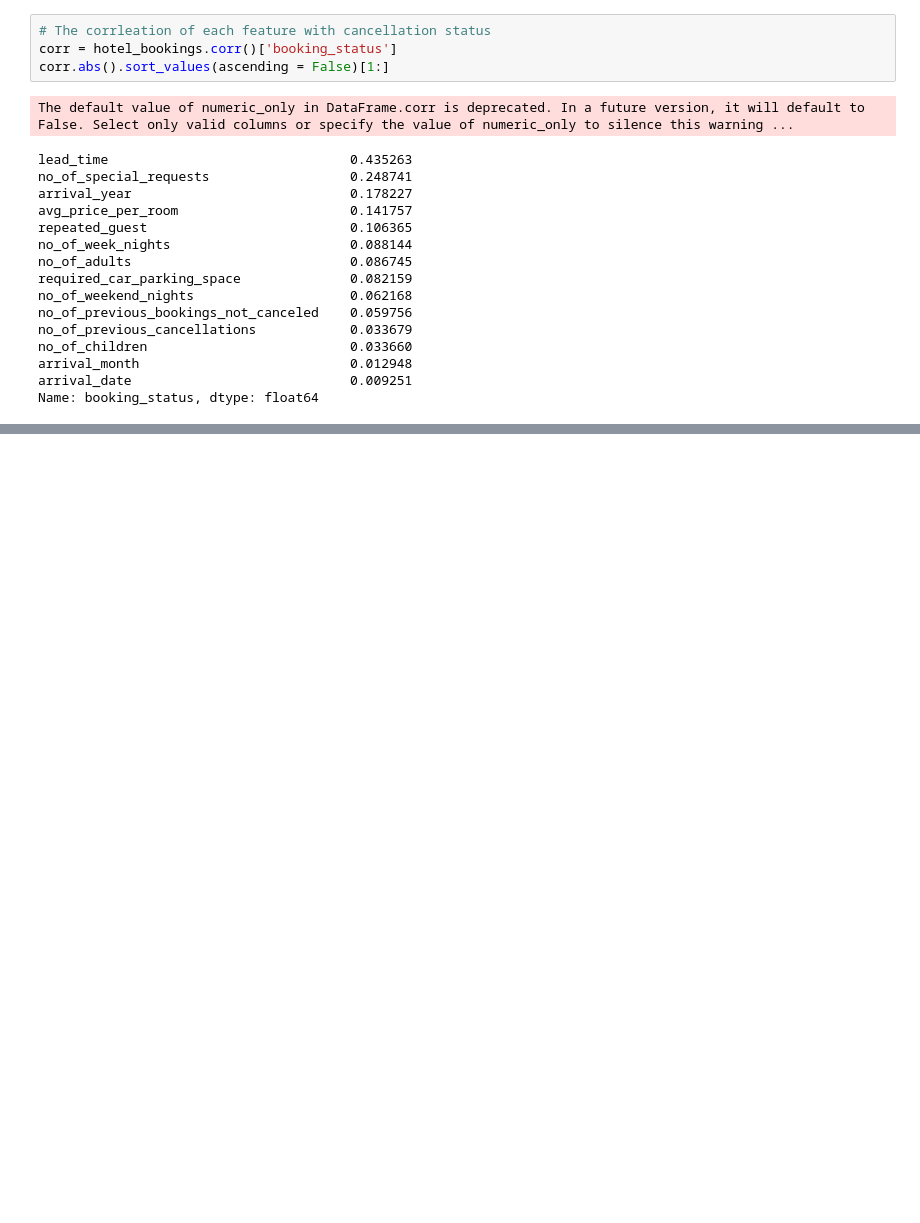
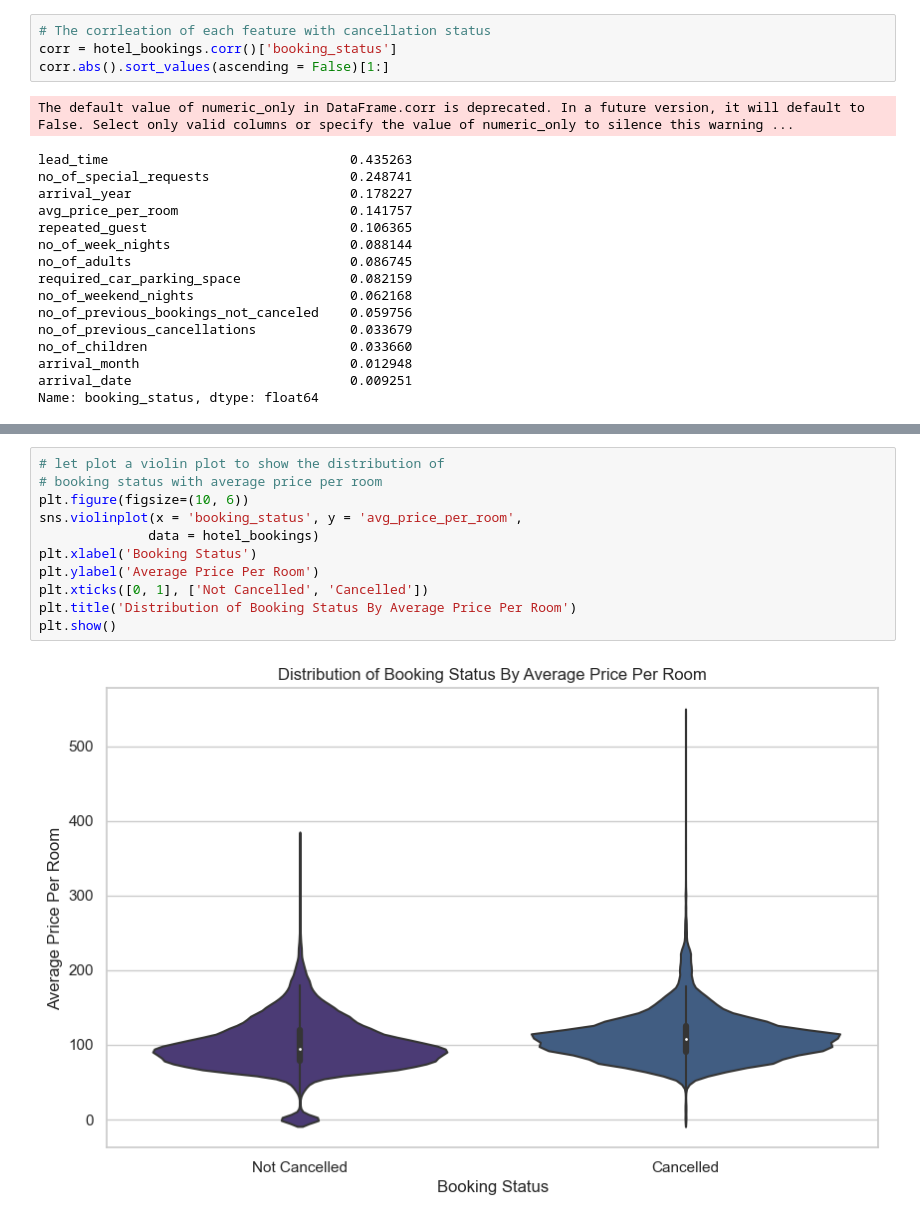
Before and after one commit to SirTee12/Hotel-Booking-Cancellation-Prediction, a Jupyter notebook: Hotel-Booking-Cancellation-Prediction.ipynb, the cells around one changed output, grey strips where cells are left out. Saved outputs shown, nothing was run; the diff lists cells and outputs as text; blank space fills up the shorter version.

Commit message:
plot distribution for number of cancelled/not cancelled hotel reservation with average price per room

```diff
--- a/Hotel-Booking-Cancellation-Prediction.ipynb
+++ b/Hotel-Booking-Cancellation-Prediction.ipynb
@@ -463,0 +470,13 @@ plt.show()
+# %%
+# let plot a violin plot to show the distribution of
+# booking status with average price per room
+plt.figure(figsize=(10, 6))
+sns.violinplot(x = 'booking_status', y = 'avg_price_per_room',
+              data = hotel_bookings)
+plt.xlabel('Booking Status')
+plt.ylabel('Average Price Per Room')
+plt.xticks([0, 1], ['Not Cancelled', 'Cancelled'])
+plt.title('Distribution of Booking Status By Average Price Per Room')
+plt.show()
+# %% [output]
+[figure, added]
```
Also changed, not shown: parts of 31 cells of this notebook.
